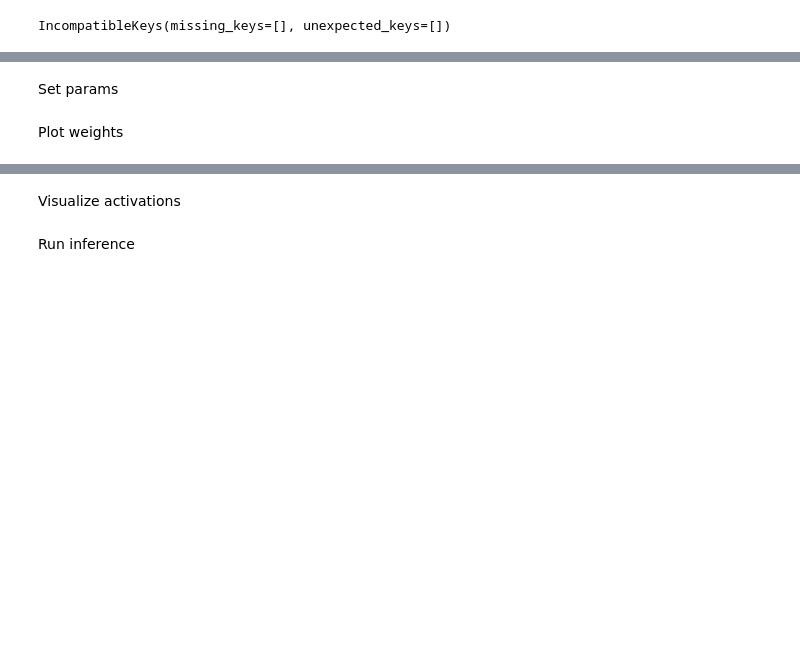
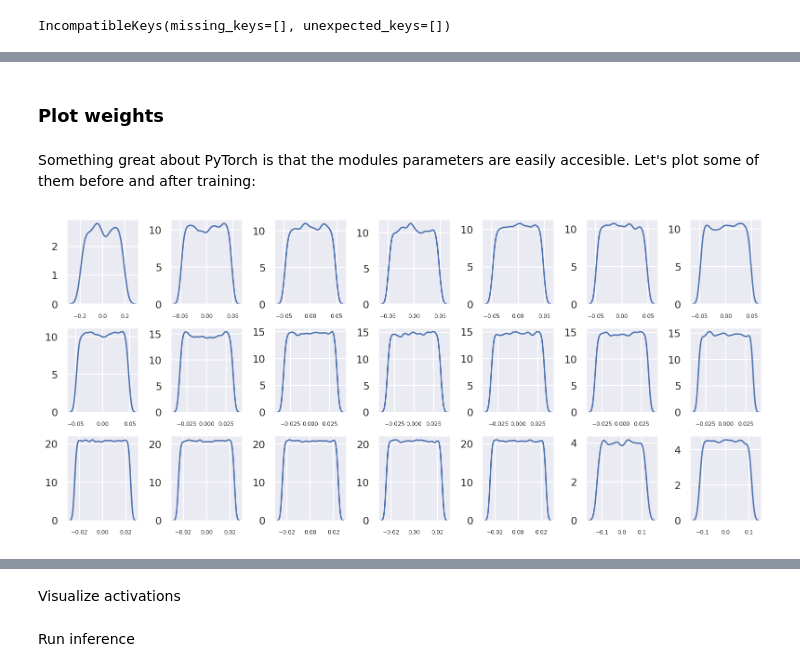
Before and after one commit to fepegar/tf2pt, a Jupyter notebook: MICCAI_2019.ipynb, the cells around one changed output, grey strips where cells are left out. Saved outputs shown, nothing was run; the diff lists cells and outputs as text; code cells hidden in the pictures; blank space fills up the shorter version.

```diff
--- a/MICCAI_2019.ipynb
+++ b/MICCAI_2019.ipynb
@@ -220,4 +244,11 @@ No incompatible keys. Phew!
-# %% [markdown]
-Set params
-# %% [markdown]
-Plot weights
+# %% [markdown]
+### Plot weights
+# %% [markdown]
+Something great about PyTorch is that the modules parameters are easily accesible. Let's plot some of them before and after training:
+# %%
+model_pretrained = model
+model_init = HighRes3DNet(num_input_modalities, num_classes, add_dropout_layer=True)
+# %%
+visualization.plot_all_parameters(model_init)
+# %% [output]
+[figure, added]
```
Also changed, not shown: parts of 25 cells of this notebook, 3 other files.
